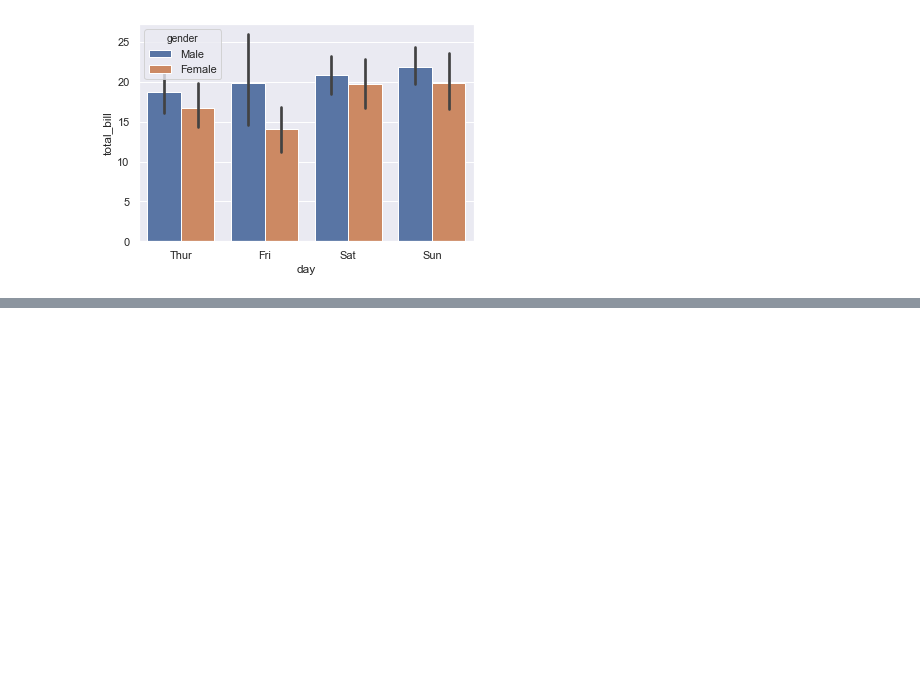
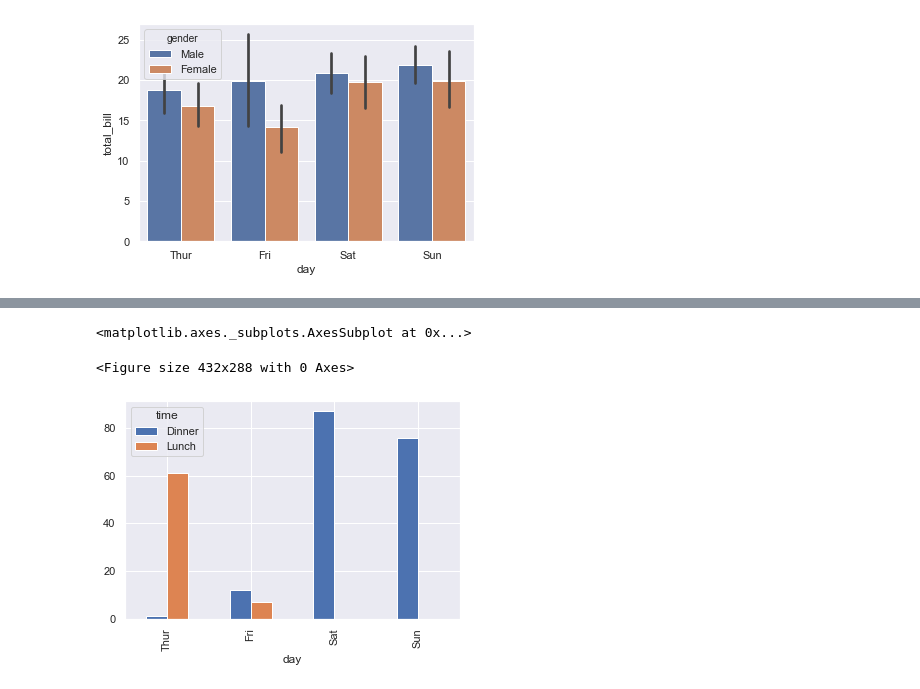
Before and after one commit to pathstream-curriculum/Python, a Jupyter notebook: Project-2/tips.ipynb, the cells around one changed output, grey strips where cells are left out. Saved outputs shown, nothing was run; the diff lists cells and outputs as text; code cells hidden in the pictures; blank space fills up the shorter version.

```diff
--- a/Project-2/tips.ipynb
+++ b/Project-2/tips.ipynb
@@ -40,0 +49,7 @@ sns.barplot(x="day", y="total_bill", hue="gender", data=tips)
+# %%
+fig = plt.figure()
+tips.groupby("day")["time"].value_counts().unstack().plot(kind="bar")
+# %% [output]
+<matplotlib.axes._subplots.AxesSubplot at 0x...>
+<Figure size 432x288 with 0 Axes>
+[figure, added]
```
Also changed, not shown: parts of 6 cells of this notebook, 4 other files.
